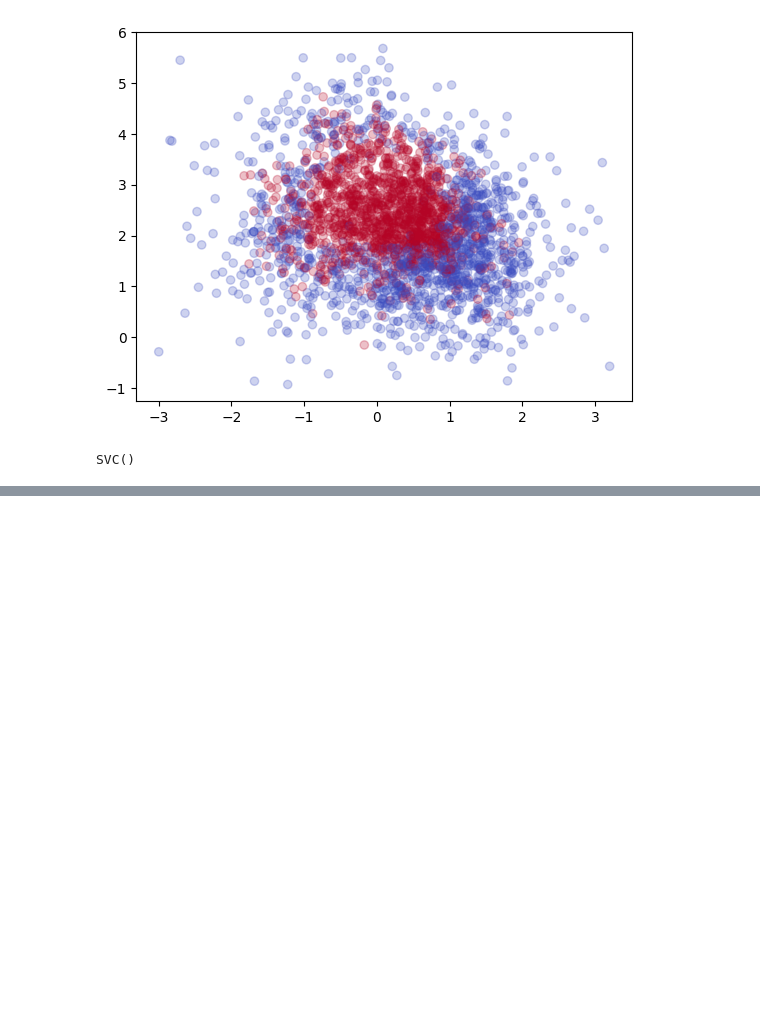
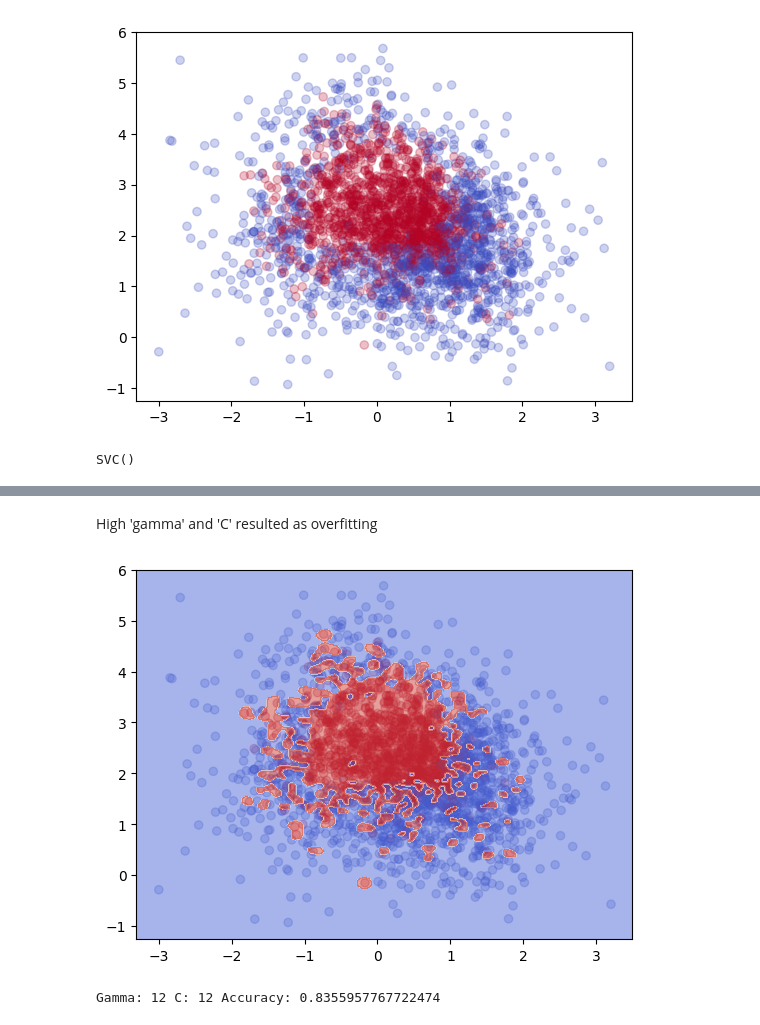
Before and after one commit to dogukanozcelik/Baseball_Strike_Zone, a Jupyter notebook: script.ipynb, the cells around one changed output, grey strips where cells are left out. Saved outputs shown, nothing was run; the diff lists cells and outputs as text; code cells hidden in the pictures; blank space fills up the shorter version.

```diff
--- a/script.ipynb
+++ b/script.ipynb
@@ -78,0 +109,9 @@ SVC()
+# %% [markdown]
+High 'gamma' and 'C' resulted as overfitting
+# %%
+fig, ax = plt.subplots()
+ax.scatter(x='plate_x', y='plate_z', c='type', data=aaron_judge, cmap=plt.cm.coolwarm, alpha=0.25)
+draw_boundary(ax, classifier_2)
+plt.show()
+# %% [output]
+[figure, added]
@@ -78,0 +128,7 @@ SVC()
+# %%
+max_accuracy = np.max(acc_list)
+best_gamma = gamma_list[np.argmax(acc_list)]
+best_c = c_list[np.argmax(acc_list)]
+print('Gamma:', best_gamma, "C:", best_c, "Accuracy:", max_accuracy)
+# %% [output]
+Gamma: 12 C: 12 Accuracy: 0.8355957767722474
```
Also changed, not shown: parts of 9 cells of this notebook.
